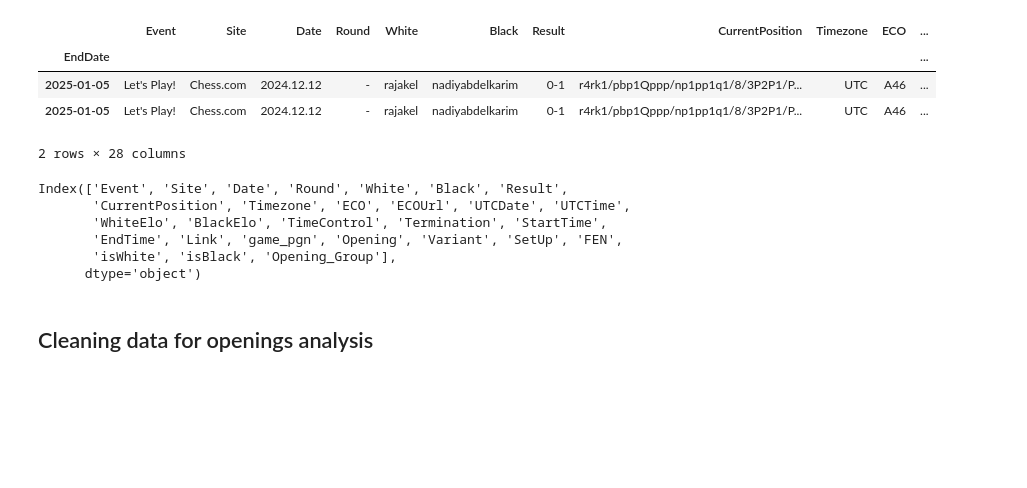
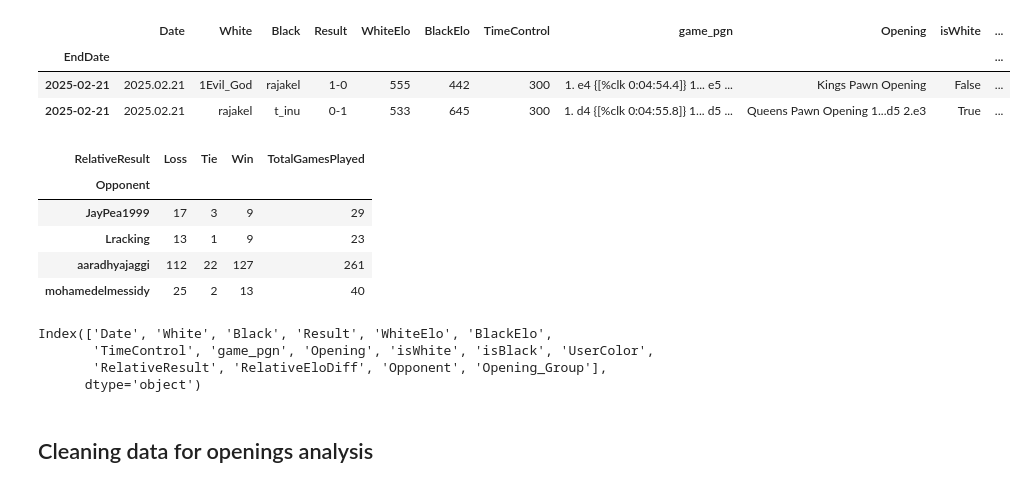
Before and after one commit to raja-akel/Python-Chess-Coach, a Jupyter notebook: my_games_statistics.ipynb, the cells around one changed output. Saved outputs shown, nothing was run; the diff lists cells and outputs as text; code cells hidden in the pictures; blank space fills up the shorter version.

Commit message:
Fixed data cleaning, added new features (opponent, user wins...) and created pivoted views

```diff
--- a/my_games_statistics.ipynb
+++ b/my_games_statistics.ipynb
@@ -8,6 +9,7 @@ import plotly.express as px
 import plotly.graph_objects as go
 from plotly.subplots import make_subplots
 # %%
+username = "rajakel"
 my_games = import_games("rajakel_all_games.pgn")
 # %%
 my_openings = {}
@@ -42,30 +44,75 @@ my_openings
 # %%
 my_games_df = pd.DataFrame(data=my_games)
 my_games_df = my_games_df.T
 my_games_df = my_games_df[my_games_df["Variant"].isna()]
 my_games_df = my_games_df.set_index("EndDate")
 my_games_df.index = (pd.to_datetime(my_games_df.index))
 my_games_df = my_games_df.loc[my_games_df.index > "2024-12-31", :]
 #my_games_df = my_games_df.loc[my_games_df.index < "2026-07-01", :]
-my_games_df["isWhite"] = my_games_df["White"] == "rajakel"
-my_games_df["isBlack"] = my_games_df["Black"] == "rajakel"
+my_games_df.drop(my_games_df[my_games_df["TimeControl"].str.startswith("1/")].index, inplace=True)
+
+my_games_df["WhiteElo"] = my_games_df["WhiteElo"].astype(int)
+my_games_df["BlackElo"] = my_games_df["BlackElo"].astype(int)
+
+
+my_games_df["isWhite"] = my_games_df["White"] == username
+my_games_df["isBlack"] = my_games_df["Black"] == username
+my_games_df["UserColor"] = my_games_df[["isWhite", "isBlack"]].idxmax(axis=1)
+
+my_games_df["Win"] = (
+    ((my_games_df["Result"] == "1-0") & my_games_df["isWhite"]) |
+    ((my_games_df["Result"] == "0-1") & my_games_df["isBlack"])
+)
+
+my_games_df["Loss"] = (
+    ((my_games_df["Result"] == "1-0") & my_games_df["isBlack"]) |
+    ((my_games_df["Result"] == "0-1") & my_games_df["isWhite"])
+)
+
+my_games_df["Tie"] = my_games_df["Result"] == "1/2-1/2"
+
+my_games_df["RelativeResult"] = my_games_df[["Win", "Loss", "Tie"]].idxmax(axis=1)
+my_games_df["RelativeEloDiff"] = ((
+                                    (my_games_df["WhiteElo"] - my_games_df["BlackElo"]) * (my_games_df["isBlack"].astype(int)) )
+                                    +
+                                    ( (my_games_df["BlackElo"] - my_games_df["WhiteElo"]) * (my_games_df["isWhite"].astype(int))  ))
+
+my_games_df["Opponent"] = (my_games_df["White"].str.replace(username, "") + my_games_df["Black"].str.replace(username, ""))
+
 my_games_df = add_opening_group(my_games_df)
-my_games_df.drop(["SetUp", "FEN", "Variant"], axis=1)
+my_games_df = my_games_df.drop(["Site", "Event", "Round", "Link", "Termination", "ECOUrl", "SetUp", "StartTime", "EndTime", "UTCTime", "UTCDate", "Timezone", "ECO", "FEN", "Variant", "CurrentPosition", "Win", "Loss", "Tie"], axis=1)
+my_games_df = my_games_df.drop_duplicates().sort_index()
 my_games_df.head(2)
 # %% [output]
-|  | Event | Site | Date | Round | White | Black | Result | CurrentPosition | Timezone | ECO | ... |
+|  | Date | White | Black | Result | WhiteElo | BlackElo | TimeControl | game_pgn | Opening | isWhite | ... |
 | EndDate |  |  |  |  |  |  |  |  |  |  | ... |
-| 2025-01-05 | Let's Play! | Chess.com | 2024.12.12 | - | rajakel | nadiyabdelkarim | 0-1 | r4rk1/pbp1Qppp/np1pp1q1/8/3P2P1/P... | UTC | A46 | ... |
-| 2025-01-05 | Let's Play! | Chess.com | 2024.12.12 | - | rajakel | nadiyabdelkarim | 0-1 | r4rk1/pbp1Qppp/np1pp1q1/8/3P2P1/P... | UTC | A46 | ... |
+| 2025-02-21 | 2025.02.21 | 1Evil_God | rajakel | 1-0 | 555 | 442 | 300 | 1. e4 {[%clk 0:04:54.4]} 1... e5 ... | Kings Pawn Opening | False | ... |
+| 2025-02-21 | 2025.02.21 | rajakel | t_inu | 0-1 | 533 | 645 | 300 | 1. d4 {[%clk 0:04:55.8]} 1... d5 ... | Queens Pawn Opening 1...d5 2.e3 | True | ... |
-2 rows × 28 columns
+# %%
+opponent_matrix_df = my_games_df.groupby(["Opponent", "RelativeResult"]).agg(count=("Result", "count")).sort_values(["Opponent"], ascending=True)
+opponent_matrix_df = opponent_matrix_df.sort_values(["RelativeResult"], ascending=True)
+opponent_matrix_df = opponent_matrix_df.pivot_table(
+                                                        index="Opponent",
+                                                        columns="RelativeResult",
+                                                        values="count",
+                                                        aggfunc="sum",
+                                                        fill_value=0
+                                                    )
+opponent_matrix_df["TotalGamesPlayed"] = opponent_matrix_df["Loss"] + opponent_matrix_df["Win"] + opponent_matrix_df["Tie"]
+opponent_matrix_df[opponent_matrix_df["TotalGamesPlayed"] >= 10]
+# %% [output]
+| RelativeResult | Loss | Tie | Win | TotalGamesPlayed |
+| Opponent |  |  |  |  |
+| JayPea1999 | 17 | 3 | 9 | 29 |
+| Lracking | 13 | 1 | 9 | 23 |
+| aaradhyajaggi | 112 | 22 | 127 | 261 |
+| mohamedelmessidy | 25 | 2 | 13 | 40 |
 # %%
 my_games_df.columns
 # %% [output]
-Index(['Event', 'Site', 'Date', 'Round', 'White', 'Black', 'Result',
-       'CurrentPosition', 'Timezone', 'ECO', 'ECOUrl', 'UTCDate', 'UTCTime',
-       'WhiteElo', 'BlackElo', 'TimeControl', 'Termination', 'StartTime',
-       'EndTime', 'Link', 'game_pgn', 'Opening', 'Variant', 'SetUp', 'FEN',
-       'isWhite', 'isBlack', 'Opening_Group'],
+Index(['Date', 'White', 'Black', 'Result', 'WhiteElo', 'BlackElo',
+       'TimeControl', 'game_pgn', 'Opening', 'isWhite', 'isBlack', 'UserColor',
+       'RelativeResult', 'RelativeEloDiff', 'Opponent', 'Opening_Group'],
       dtype='object')
 # %%
 my_games_df.to_csv(path_or_buf= "./mygames_dataframe.csv", mode= "w")
```
Also changed, not shown: parts of 5 cells of this notebook, 4 other files.
